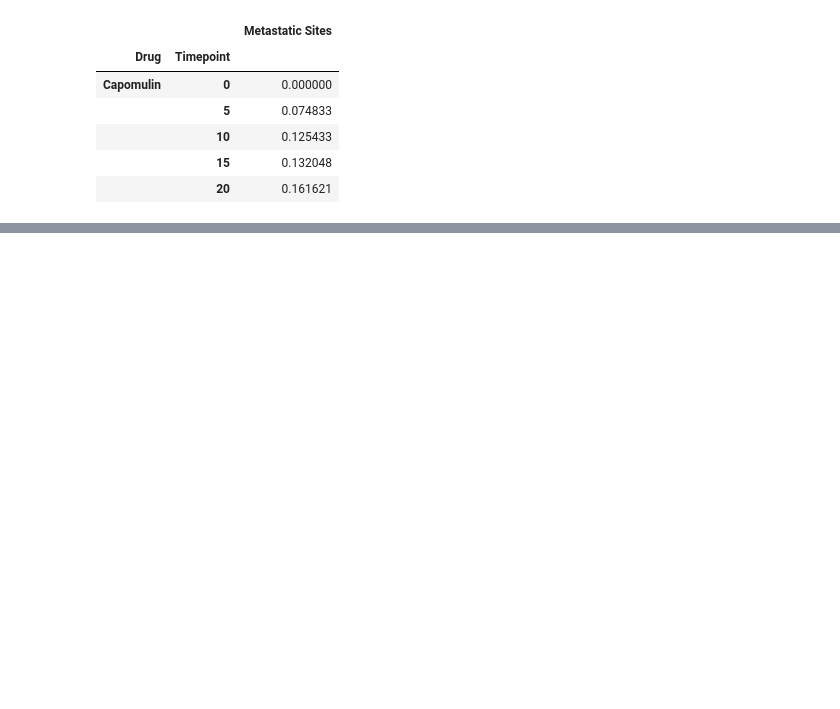
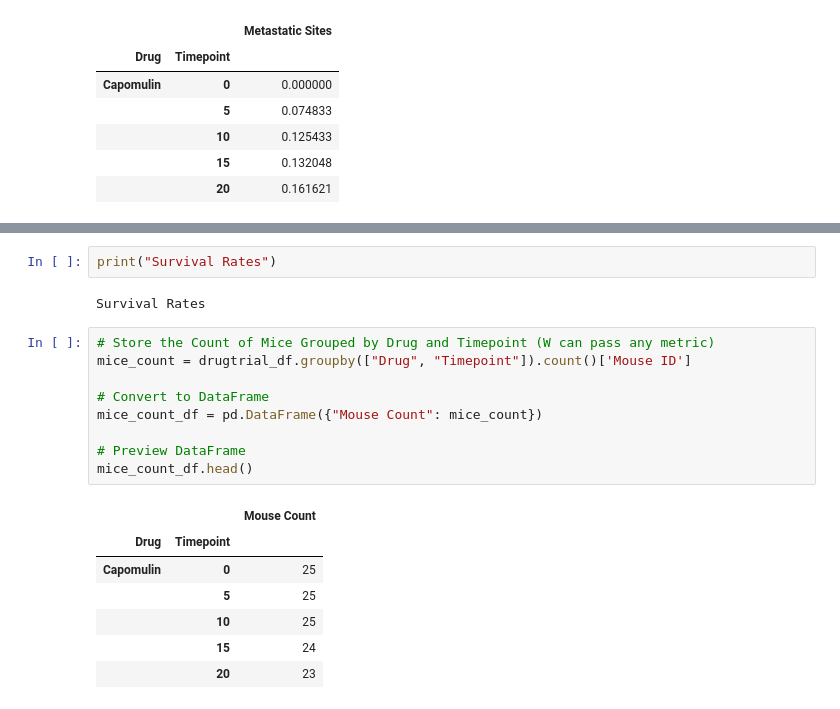
Before and after one commit to virav15/Matplotlib, a Jupyter notebook: Pymaceuticals.ipynb, the cells around one changed output, grey strips where cells are left out. Drawn from its saved outputs; the diff is of its cells as text; blank space fills up the shorter version.

```diff
--- a/Pymaceuticals.ipynb
+++ b/Pymaceuticals.ipynb
@@ -240,3 +240,24 @@ plt.savefig("MetastaticSpreadDuringTreatment.png")
 plt.show()
 # %% [output]
 [figure]
+# %%
+print("Survival Rates")
+# %% [output]
+Survival Rates
+# %%
+# Store the Count of Mice Grouped by Drug and Timepoint (W can pass any metric)
+mice_count = drugtrial_df.groupby(["Drug", "Timepoint"]).count()['Mouse ID']
+
+# Convert to DataFrame
+mice_count_df = pd.DataFrame({"Mouse Count": mice_count})
+
+# Preview DataFrame
+mice_count_df.head()
+# %% [output]
+|  |  | Mouse Count |
+| Drug | Timepoint |  |
+| Capomulin | 0 | 25 |
+|  | 5 | 25 |
+|  | 10 | 25 |
+|  | 15 | 24 |
+|  | 20 | 23 |
```
Also changed, not shown: parts of 1 cell of this notebook.
